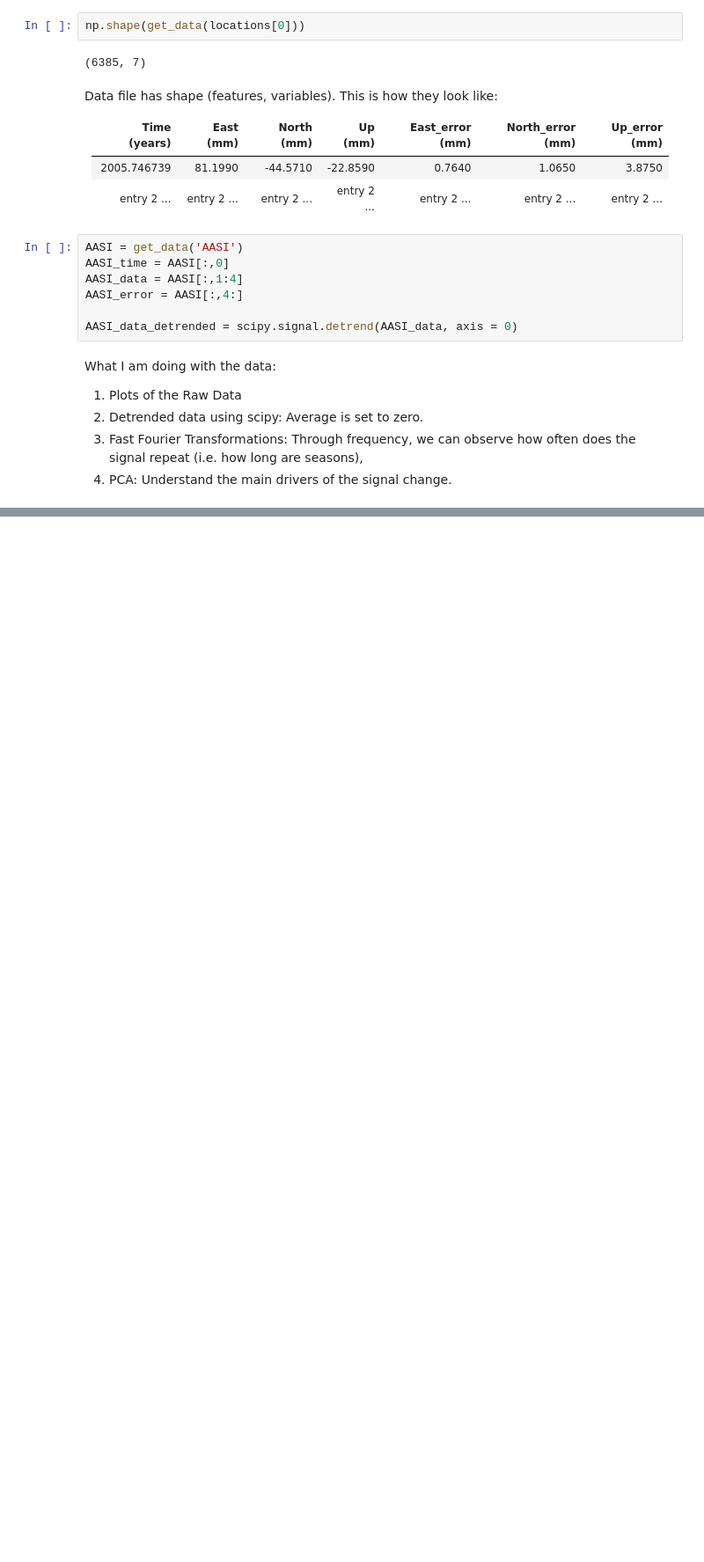
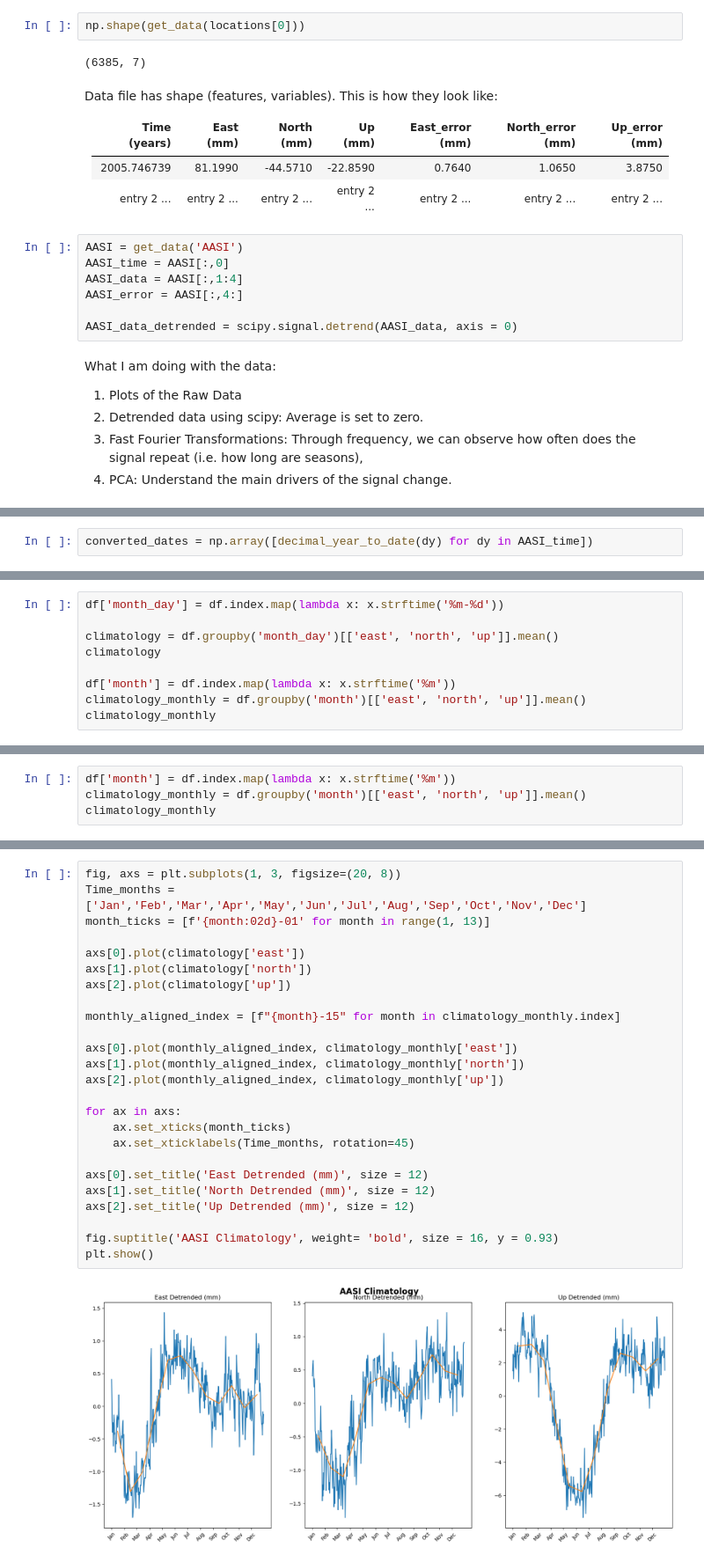
Before and after one commit to diegorvar/signal-processing-enu, a Jupyter notebook: SPENU.ipynb, the cells around one changed output, grey strips where cells are left out. Shown at 88% size. Drawn from its saved outputs; the diff is of its cells as text; blank space fills up the shorter version.

```diff
--- a/SPENU.ipynb
+++ b/SPENU.ipynb
@@ -71,0 +117,2 @@ plt.show()
+# %%
+converted_dates = np.array([decimal_year_to_date(dy) for dy in AASI_time])
@@ -71,0 +138,9 @@ plt.show()
+# %%
+df['month_day'] = df.index.map(lambda x: x.strftime('%m-%d'))
+
+climatology = df.groupby('month_day')[['east', 'north', 'up']].mean()
+climatology
+
+df['month'] = df.index.map(lambda x: x.strftime('%m'))
+climatology_monthly = df.groupby('month')[['east', 'north', 'up']].mean()
+climatology_monthly
@@ -71,0 +162,4 @@ plt.show()
+# %%
+df['month'] = df.index.map(lambda x: x.strftime('%m'))
+climatology_monthly = df.groupby('month')[['east', 'north', 'up']].mean()
+climatology_monthly
@@ -71,0 +181,27 @@ plt.show()
+# %%
+fig, axs = plt.subplots(1, 3, figsize=(20, 8))
+Time_months = ['Jan','Feb','Mar','Apr','May','Jun','Jul','Aug','Sep','Oct','Nov','Dec']
+month_ticks = [f'{month:02d}-01' for month in range(1, 13)]
+
+axs[0].plot(climatology['east'])
+axs[1].plot(climatology['north'])
+axs[2].plot(climatology['up'])
+
+monthly_aligned_index = [f"{month}-15" for month in climatology_monthly.index]
+
+axs[0].plot(monthly_aligned_index, climatology_monthly['east'])
+axs[1].plot(monthly_aligned_index, climatology_monthly['north'])
+axs[2].plot(monthly_aligned_index, climatology_monthly['up'])
+
+for ax in axs:
+    ax.set_xticks(month_ticks)
+    ax.set_xticklabels(Time_months, rotation=45)
+
+axs[0].set_title('East Detrended (mm)', size = 12)
+axs[1].set_title('North Detrended (mm)', size = 12)
+axs[2].set_title('Up Detrended (mm)', size = 12)
+
+fig.suptitle('AASI Climatology', weight= 'bold', size = 16, y = 0.93)
+plt.show()
+# %% [output]
+[figure, added]
```
Also changed, not shown: parts of 12 cells of this notebook.
